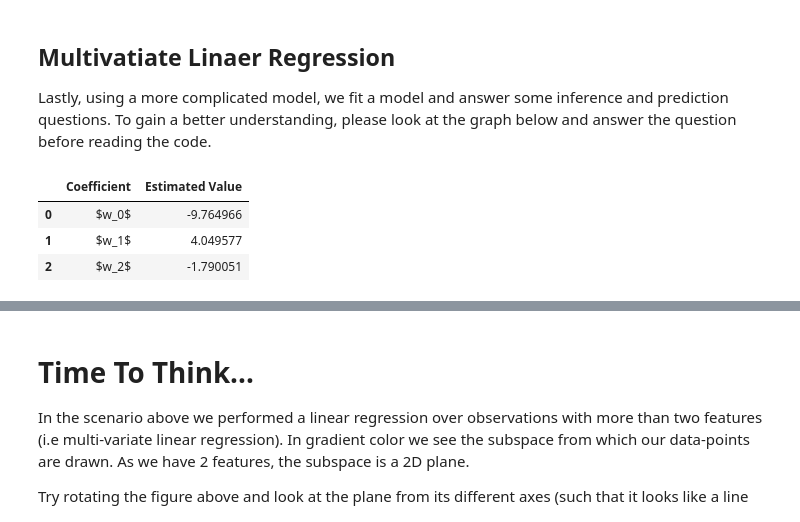
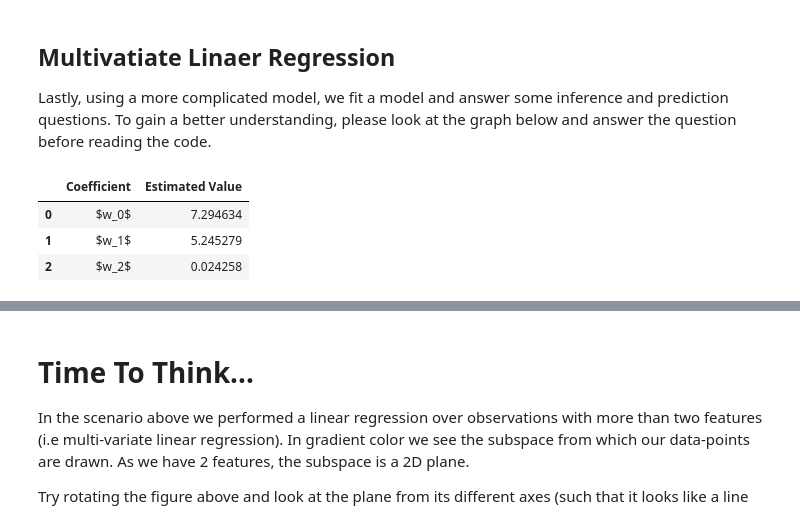
Before and after one commit to barfriedman12/IML.HUJI, a Jupyter notebook: lab/Lab 02 - Simple Linear Regression.ipynb, the cells around one changed output, grey strips where cells are left out. Drawn from its saved outputs; the diff is of its cells as text; code cells hidden in the pictures.

```diff
--- a/lab/Lab 02 - Simple Linear Regression.ipynb
+++ b/lab/Lab 02 - Simple Linear Regression.ipynb
@@ -141,24 +141,24 @@ To gain a better understanding, please look at the graph below and answer the qu
 # %%
 response = lambda x1, x2: 5*x1 + .1*x2 + 3
 
 min_x1, min_x2, max_x1, max_x2 = -10, -10, 10, 10
 xv1, xv2 = np.meshgrid(np.linspace(min_x1, max_x1, 10), np.linspace(min_x2, max_x2, 10))
 surface = response(xv1, xv2)
 
-x = np.random.uniform((min_x1, min_x2), (max_x1, max_x2), (10, 2))
+x = np.random.uniform((min_x1, min_x2), (max_x1, max_x2), (100, 2))
 y_ = response(x[:,0], x[:,1])
 y = y_ + np.random.normal(0, 30, len(x))
 
 model = LinearRegression().fit(x, y)
 y_hat = model.predict(x)
 
 DataFrame({"Coefficient": [rf"$w_{{0}}$".format(i) for i in range(len(model.coef_)+1)],
            "Estimated Value": np.concatenate([[model.intercept_], model.coef_])})
 # %% [output]
 |  | Coefficient | Estimated Value |
-| 0 | $w_0$ | -9.764966 |
-| 1 | $w_1$ | 4.049577 |
-| 2 | $w_2$ | -1.790051 |
+| 0 | $w_0$ | 7.294634 |
+| 1 | $w_1$ | 5.245279 |
+| 2 | $w_2$ | 0.024258 |
 # %%
 go.Figure([go.Surface(x=xv1, y=xv2, z=surface, opacity=.5, showscale=False),
            go.Scatter3d(name="Real (noise-less) Points", x=x[:,0], y=x[:,1], z=y_,    mode="markers", marker=dict(color="black", size=2)),
```
Also changed, not shown: parts of 1 cell of this notebook, 15 other files.
